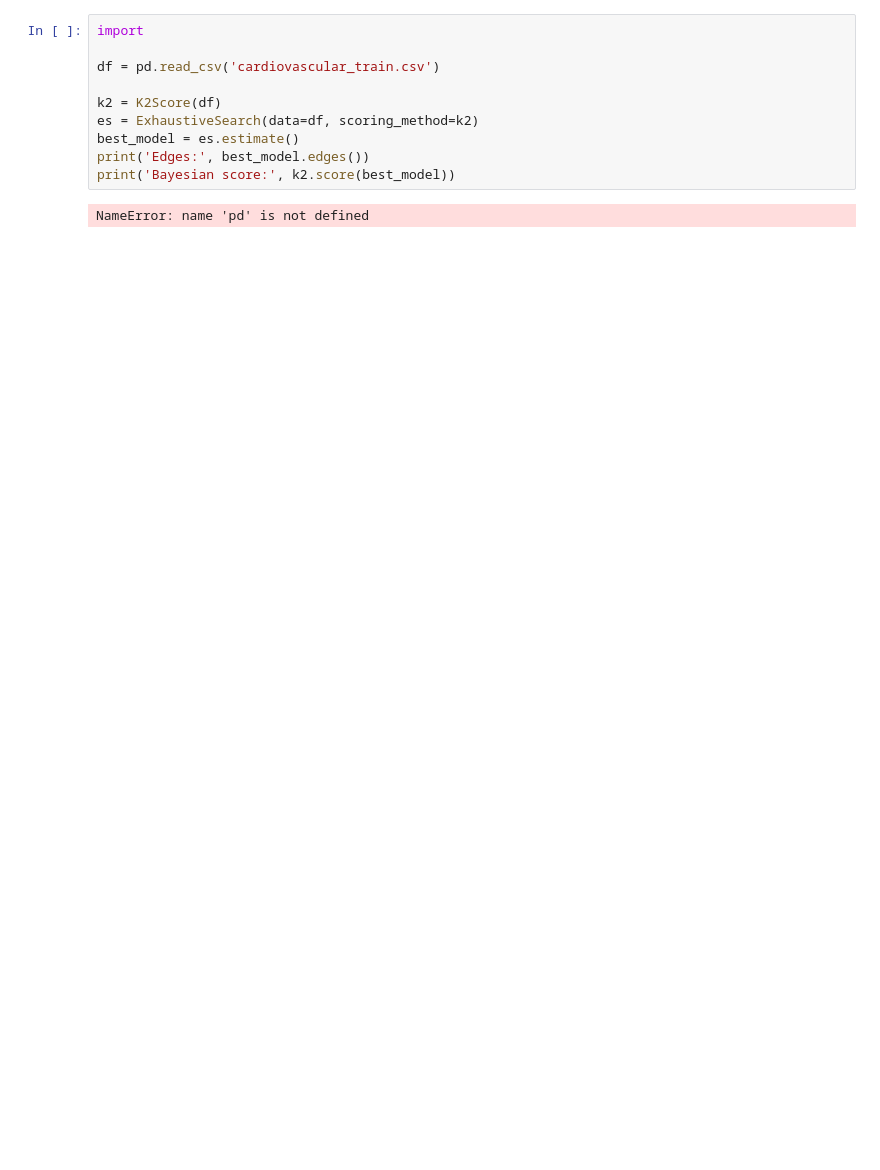
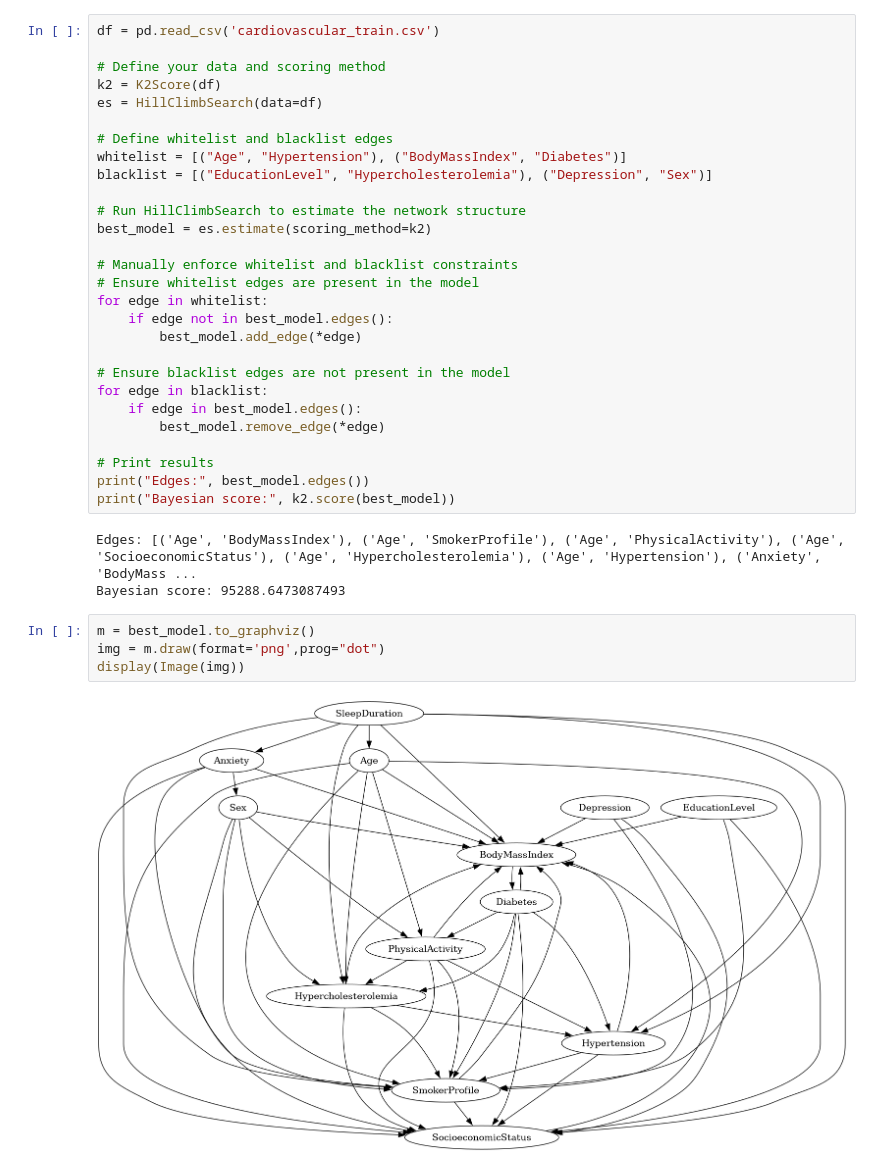
Before and after one commit to Hugana/Bayesian-Networks-AAA, a Jupyter notebook: P1.ipynb, the cells around one changed output. Drawn from its saved outputs; the diff is of its cells as text; blank space fills up the shorter version.

```diff
--- a/P1.ipynb
+++ b/P1.ipynb
@@ -6,12 +43,37 @@ import pandas as pd
 # %%
-import
-
 df = pd.read_csv('cardiovascular_train.csv')
 
+# Define your data and scoring method
 k2 = K2Score(df)
-es = ExhaustiveSearch(data=df, scoring_method=k2)
-best_model = es.estimate()
-print('Edges:', best_model.edges())
-print('Bayesian score:', k2.score(best_model))
+es = HillClimbSearch(data=df)
+
+# Define whitelist and blacklist edges
+whitelist = [("Age", "Hypertension"), ("BodyMassIndex", "Diabetes")]
+blacklist = [("EducationLevel", "Hypercholesterolemia"), ("Depression", "Sex")]
+
+# Run HillClimbSearch to estimate the network structure
+best_model = es.estimate(scoring_method=k2)
+
+# Manually enforce whitelist and blacklist constraints
+# Ensure whitelist edges are present in the model
+for edge in whitelist:
+    if edge not in best_model.edges():
+        best_model.add_edge(*edge)
+
+# Ensure blacklist edges are not present in the model
+for edge in blacklist:
+    if edge in best_model.edges():
+        best_model.remove_edge(*edge)
+
+# Print results
+print("Edges:", best_model.edges())
+print("Bayesian score:", k2.score(best_model))
 # %% [output]
-NameError: name 'pd' is not defined
+Edges: [('Age', 'BodyMassIndex'), ('Age', 'SmokerProfile'), ('Age', 'PhysicalActivity'), ('Age', 'SocioeconomicStatus'), ('Age', 'Hypercholesterolemia'), ('Age', 'Hypertension'), ('Anxiety', 'BodyMass ...
+Bayesian score: 95288.6473087493
+# %%
+m = best_model.to_graphviz()
+img = m.draw(format='png',prog="dot")
+display(Image(img))
+# %% [output]
+[figure, added]
```
Also changed, not shown: parts of 5 cells of this notebook.
